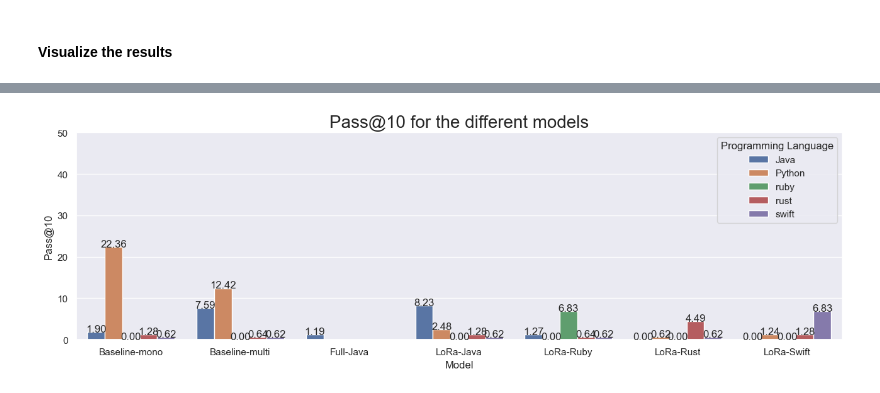
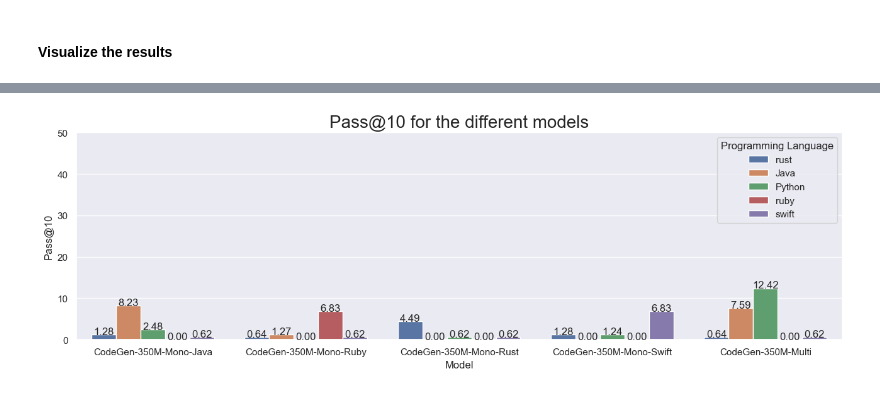
Before and after one commit to ammarnasr/LLM-for-code-intelligence, a Jupyter notebook: Evaluation/MultiPL-E/demo.ipynb, the cells around one changed output, grey strips where cells are left out. Saved outputs shown, nothing was run; the diff lists cells and outputs as text; code cells hidden in the pictures.

```diff
--- a/Evaluation/MultiPL-E/demo.ipynb
+++ b/Evaluation/MultiPL-E/demo.ipynb
@@ -127,50 +98,49 @@ for f in results_files:
         results[f] = json.load(json_file)
 model_names_dict = {
 
-    'codegen_350M_mono_humaneval_py_pass_at_10_gen_config': 'Baseline-mono',
-    'codegen_350M_mono_humaneval_java_pass_at_10_gen_config': 'Baseline-mono',
-    'codegen_350M_mono_humaneval_rb_pass_at_10_gen_config': 'Baseline-mono',
-    'codegen_350M_mono_humaneval_rs_pass_at_10_gen_config': 'Baseline-mono',
-    'codegen_350M_mono_humaneval_swift_pass_at_10_gen_config': 'Baseline-mono',
+    # 'codegen_350M_mono_humaneval_py_pass_at_10_gen_config': 'Baseline-mono',
+    # 'codegen_350M_mono_humaneval_rb_pass_at_10_gen_config': 'Baseline-mono',
+    # 'codegen_350M_mono_humaneval_rs_pass_at_10_gen_config': 'Baseline-mono',
+    # 'codegen_350M_mono_humaneval_java_pass_at_10_gen_config': 'Baseline-mono',
+    # 'codegen_350M_mono_humaneval_swift_pass_at_10_gen_config': 'Baseline-mono',
+
+    # 'codegen_java_Full_v6.5_run_2_checkpoint_10000_humaneval_py_pass_at_10_gen_config': 'Full-Java',
+    # 'codegen_java_Full_v6.5_run_2_checkpoint_10000_humaneval_rb_pass_at_10_gen_config': 'Full-Java',
+    # 'codegen_java_Full_v6.5_run_2_checkpoint_10000_humaneval_rs_pass_at_10_gen_config': 'Full-Java',
+    # 'codegen_java_Full_v6.5_run_2_checkpoint_10000_humaneval_java_pass_at_10_gen_config': 'Full-Java',
+    # 'codegen_java_Full_v6.5_run_2_checkpoint_10000_humaneval_swift_pass_at_10_gen_config': 'Full-Java',
 
 
 
-    'codegen_350M_multi_humaneval_py_pass_at_10_gen_config': 'Baseline-multi',
-    'codegen_350M_multi_humaneval_java_pass_at_10_gen_config': 'Baseline-multi',
-    'codegen_350M_multi_humaneval_rb_pass_at_10_gen_config': 'Baseline-multi',
-    'codegen_350M_multi_humaneval_rs_pass_at_10_gen_config': 'Baseline-multi',
-    'codegen_350M_multi_humaneval_swift_pass_at_10_gen_config': 'Baseline-multi',
+    'codegen_350M_multi_humaneval_py_pass_at_10_gen_config': 'CodeGen-350M-Multi',
+    'codegen_350M_multi_humaneval_rb_pass_at_10_gen_config': 'CodeGen-350M-Multi',
+    'codegen_350M_multi_humaneval_rs_pass_at_10_gen_config': 'CodeGen-350M-Multi',
+    'codegen_350M_multi_humaneval_java_pass_at_10_gen_config': 'CodeGen-350M-Multi',
+    'codegen_350M_multi_humaneval_swift_pass_at_10_gen_config': 'CodeGen-350M-Multi',
 
-    'codegen_java_Full_v6.5_run_2_checkpoint_10000_humaneval_java_pass_at_100_gen_config': 'Full-Java',
+    'codegen_java_LoRa_v7_run_1_checkpoint_10000_humaneval_py_pass_at_10_gen_config': 'CodeGen-350M-Mono-Java',
+    'codegen_java_LoRa_v7_run_1_checkpoint_10000_humaneval_rb_pass_at_10_gen_config': 'CodeGen-350M-Mono-Java',
+    'codegen_java_LoRa_v7_run_1_checkpoint_10000_humaneval_rs_pass_at_10_gen_config': 'CodeGen-350M-Mono-Java',
+    'codegen_java_LoRa_v7_run_1_checkpoint_10000_humaneval_java_pass_at_10_gen_config': 'CodeGen-350M-Mono-Java',
+    'codegen_java_LoRa_v7_run_1_checkpoint_10000_humaneval_swift_pass_at_10_gen_config': 'CodeGen-350M-Mono-Java',
 
-    'codegen_java_LoRa_v7_run_1_checkpoint_10000_humaneval_java_pass_at_10_gen_config': 'LoRa-Java',
-    'codegen_java_LoRa_v7_run_1_checkpoint_10000_humaneval_py_pass_at_10_gen_config': 'LoRa-Java',
-    'codegen_java_LoRa_v7_run_1_checkpoint_10000_humaneval_rb_pass_at_10_gen_config': 'LoRa-Java',
-    'codegen_java_LoRa_v7_run_1_checkpoint_10000_humaneval_rs_pass_at_10_gen_config': 'LoRa-Java',
-    'codegen_java_LoRa_v7_run_1_checkpoint_10000_humaneval_swift_pass_at_10_gen_config': 'LoRa-Java',
+    'codegen_ruby_LoRa_v7_run_1_checkpoint_10000_humaneval_py_pass_at_10_gen_config': 'CodeGen-350M-Mono-Ruby',
+    'codegen_ruby_LoRa_v7_run_1_checkpoint_10000_humaneval_rb_pass_at_10_gen_config': 'CodeGen-350M-Mono-Ruby',
+    'codegen_ruby_LoRa_v7_run_1_checkpoint_10000_humaneval_rs_pass_at_10_gen_config': 'CodeGen-350M-Mono-Ruby',
+    'codegen_ruby_LoRa_v7_run_1_checkpoint_10000_humaneval_java_pass_at_10_gen_config': 'CodeGen-350M-Mono-Ruby',
+    'codegen_ruby_LoRa_v7_run_1_checkpoint_10000_humaneval_swift_pass_at_10_gen_config': 'CodeGen-350M-Mono-Ruby',
 
+    'codegen_rust_LoRa_v7_run_1_checkpoint_10000_humaneval_py_pass_at_10_gen_config': 'CodeGen-350M-Mono-Rust',
+    'codegen_rust_LoRa_v7_run_1_checkpoint_10000_humaneval_rb_pass_at_10_gen_config': 'CodeGen-350M-Mono-Rust',
+    'codegen_rust_LoRa_v7_run_1_checkpoint_10000_humaneval_rs_pass_at_10_gen_config': 'CodeGen-350M-Mono-Rust',
+    'codegen_rust_LoRa_v7_run_1_checkpoint_10000_humaneval_java_pass_at_10_gen_config': 'CodeGen-350M-Mono-Rust',
+    'codegen_rust_LoRa_v7_run_1_checkpoint_10000_humaneval_swift_pass_at_10_gen_config': 'CodeGen-350M-Mono-Rust',
 
-    'codegen_ruby_LoRa_v7_run_1_checkpoint_10000_humaneval_rb_pass_at_10_gen_config': 'LoRa-Ruby',
-    'codegen_ruby_LoRa_v7_run_1_checkpoint_10000_humaneval_py_pass_at_10_gen_config': 'LoRa-Ruby',
-    'codegen_ruby_LoRa_v7_run_1_checkpoint_10000_humaneval_rs_pass_at_10_gen_config': 'LoRa-Ruby',
-    'codegen_ruby_LoRa_v7_run_1_checkpoint_10000_humaneval_java_pass_at_10_gen_config': 'LoRa-Ruby',
-    'codegen_ruby_LoRa_v7_run_1_checkpoint_10000_humaneval_swift_pass_at_10_gen_config': 'LoRa-Ruby',
-
-
-    'codegen_rust_LoRa_v7_run_1_checkpoint_10000_humaneval_rs_pass_at_10_gen_config': 'LoRa-Rust',
-    'codegen_rust_LoRa_v7_run_1_checkpoint_10000_humaneval_py_pass_at_10_gen_config': 'LoRa-Rust',
-    'codegen_rust_LoRa_v7_run_1_checkpoint_10000_humaneval_rb_pass_at_10_gen_config': 'LoRa-Rust',
-    'codegen_rust_LoRa_v7_run_1_checkpoint_10000_humaneval_java_pass_at_10_gen_config': 'LoRa-Rust',
-    'codegen_rust_LoRa_v7_run_1_checkpoint_10000_humaneval_swift_pass_at_10_gen_config': 'LoRa-Rust',
-
-
-    'codegen_swift_LoRa_v7_run_1_checkpoint_10000_humaneval_swift_pass_at_10_gen_config': 'LoRa-Swift',
-    'codegen_swift_LoRa_v7_run_1_checkpoint_10000_humaneval_py_pass_at_10_gen_config': 'LoRa-Swift',
-    'codegen_swift_LoRa_v7_run_1_checkpoint_10000_humaneval_rb_pass_at_10_gen_config': 'LoRa-Swift',
-    'codegen_swift_LoRa_v7_run_1_checkpoint_10000_humaneval_rs_pass_at_10_gen_config': 'LoRa-Swift',
-    'codegen_swift_LoRa_v7_run_1_checkpoint_10000_humaneval_java_pass_at_10_gen_config': 'LoRa-Swift',
-
-
+    'codegen_swift_LoRa_v7_run_1_checkpoint_10000_humaneval_py_pass_at_10_gen_config': 'CodeGen-350M-Mono-Swift',
+    'codegen_swift_LoRa_v7_run_1_checkpoint_10000_humaneval_rb_pass_at_10_gen_config': 'CodeGen-350M-Mono-Swift',
+    'codegen_swift_LoRa_v7_run_1_checkpoint_10000_humaneval_rs_pass_at_10_gen_config': 'CodeGen-350M-Mono-Swift',
+    'codegen_swift_LoRa_v7_run_1_checkpoint_10000_humaneval_java_pass_at_10_gen_config': 'CodeGen-350M-Mono-Swift',
+    'codegen_swift_LoRa_v7_run_1_checkpoint_10000_humaneval_swift_pass_at_10_gen_config': 'CodeGen-350M-Mono-Swift',
 }
 
 
@@ -253,7 +223,7 @@ for p in ax.patches:
 #Add a title in bigger font
 plt.title(f'{pass_type} for the different models', fontsize=20)
 
-fig_name = f'final_pass_at_10.pdf'
+fig_name = f'final_pass_at_10.png'
 plt.savefig(fig_name, bbox_inches='tight')
 plt.show()
 # %% [output]
@@ -297,4 +247,4 @@ posx and posy should be finite values
-[figure, old version]
+[figure, new version]
 # %%
 sns.set(rc={'figure.figsize':(23.7,6.27)})
 ax = sns.barplot(x="Model", y=pass_type, hue="Programming Language", data=df)
```
Also changed, not shown: parts of 4 cells of this notebook, 25 other files.
